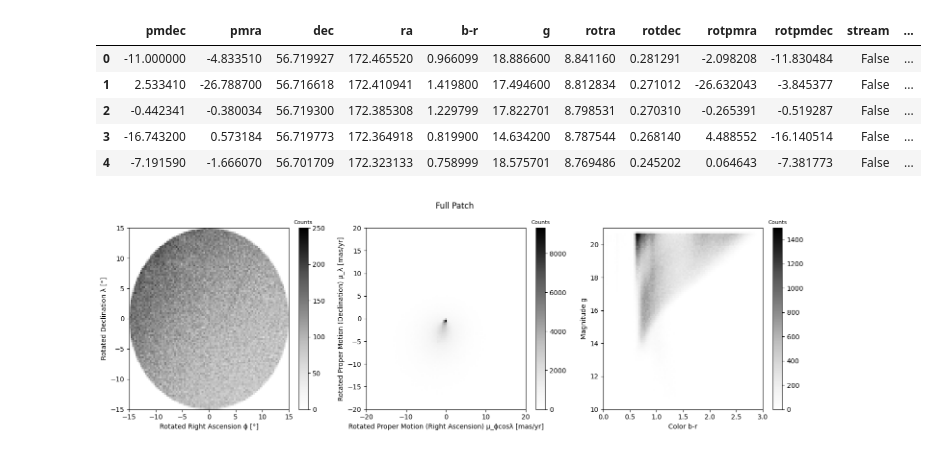
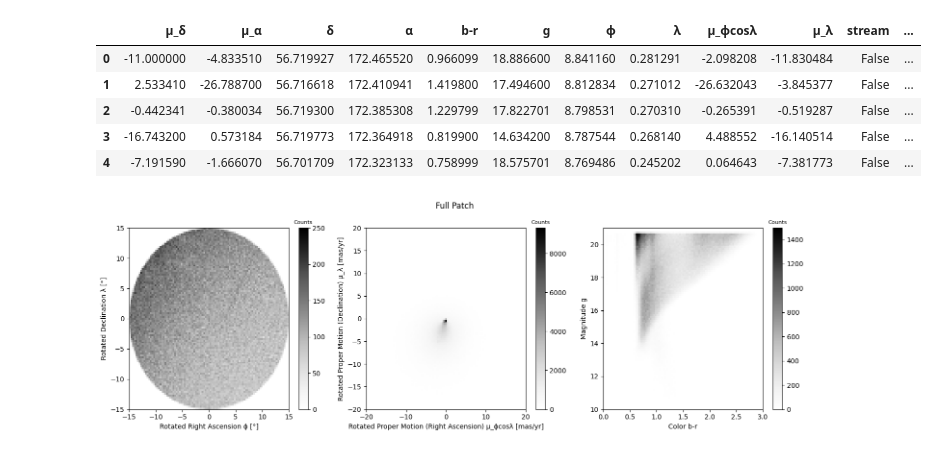
Before and after one commit to alindell0/cwola-summer, a Jupyter notebook: simulated-streams/simulated-1full.ipynb, the cells around one changed output. Drawn from its saved outputs; the diff is of its cells as text; code cells hidden in the pictures.

```diff
--- a/simulated-streams/simulated-1full.ipynb
+++ b/simulated-streams/simulated-1full.ipynb
@@ -21,12 +21,12 @@ import os
 # %%
 ## load data
 
 df_sim = pd.read_hdf('../simulated-streams/simulated-data/simulated_patch.h5')
-df_sim.columns = ["pmdec", "pmra", "dec", "ra", "b-r", "g",
-                "rotra", "rotdec", "rotpmra", "rotpmdec", "stream", "ra_wrapped"]
+# df_sim.columns = ["pmdec", "pmra", "dec", "ra", "b-r", "g",
+#                 "rotra", "rotdec", "rotpmra", "rotpmdec", "stream", "ra_wrapped"]
 df_sim.head()
 # %% [output]
-|  | pmdec | pmra | dec | ra | b-r | g | rotra | rotdec | rotpmra | rotpmdec | stream | ... |
+|  | μ_δ | μ_α | δ | α | b-r | g | ϕ | λ | μ_ϕcosλ | μ_λ | stream | ... |
 | 0 | -11.000000 | -4.833510 | 56.719927 | 172.465520 | 0.966099 | 18.886600 | 8.841160 | 0.281291 | -2.098208 | -11.830484 | False | ... |
 | 1 | 2.533410 | -26.788700 | 56.716618 | 172.410941 | 1.419800 | 17.494600 | 8.812834 | 0.271012 | -26.632043 | -3.845377 | False | ... |
 | 2 | -0.442341 | -0.380034 | 56.719300 | 172.385308 | 1.229799 | 17.822701 | 8.798531 | 0.270310 | -0.265391 | -0.519287 | False | ... |
```
Also changed, not shown: 28 other files.
